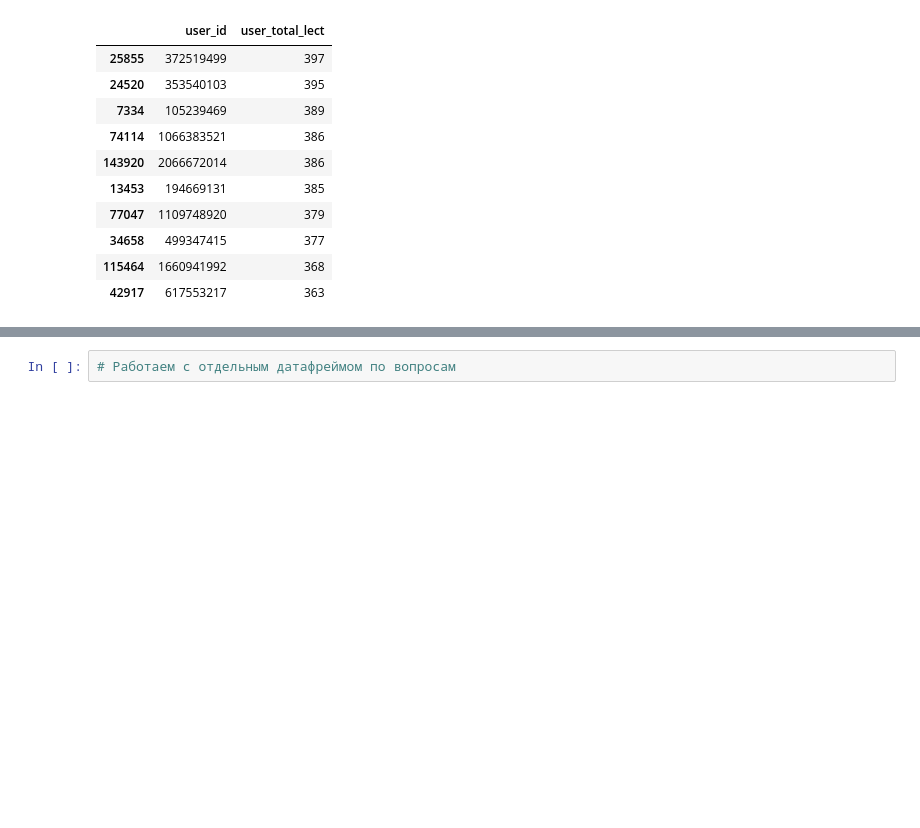
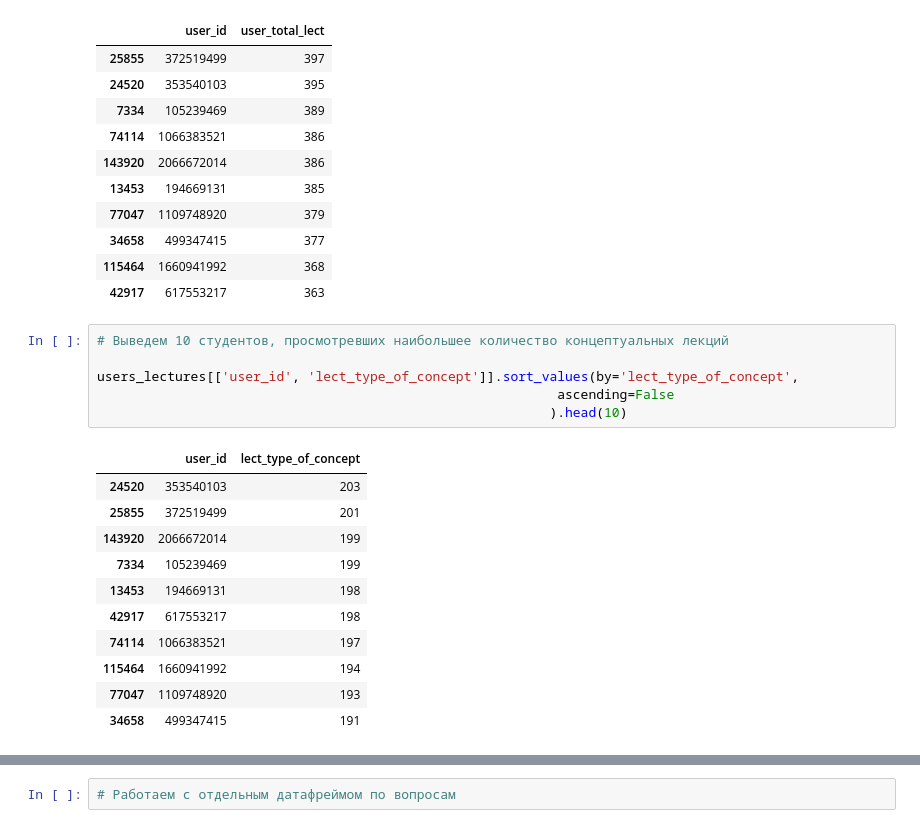
Before and after one commit to YurezSml/MIPT2022, a Jupyter notebook: HomeWork_2_Pandas.ipynb, the cells around one changed output, grey strips where cells are left out. Cells and saved outputs as stored; diff of their text form; blank space fills up the shorter version.

```diff
--- a/HomeWork_2_Pandas.ipynb
+++ b/HomeWork_2_Pandas.ipynb
@@ -329,3 +349,21 @@ users_lectures[['user_id', 'user_total_lect']].sort_values(by='user_total_lect',
 | 34658 | 499347415 | 377 |
 | 115464 | 1660941992 | 368 |
 | 42917 | 617553217 | 363 |
+# %%
+# Выведем 10 студентов, просмотревших наибольшее количество концептуальных лекций
+
+users_lectures[['user_id', 'lect_type_of_concept']].sort_values(by='lect_type_of_concept',
+                                                           ascending=False
+                                                          ).head(10)
+# %% [output]
+|  | user_id | lect_type_of_concept |
+| 24520 | 353540103 | 203 |
+| 25855 | 372519499 | 201 |
+| 143920 | 2066672014 | 199 |
+| 7334 | 105239469 | 199 |
+| 13453 | 194669131 | 198 |
+| 42917 | 617553217 | 198 |
+| 74114 | 1066383521 | 197 |
+| 115464 | 1660941992 | 194 |
+| 77047 | 1109748920 | 193 |
+| 34658 | 499347415 | 191 |
```
Also changed, not shown: parts of 9 cells of this notebook.
